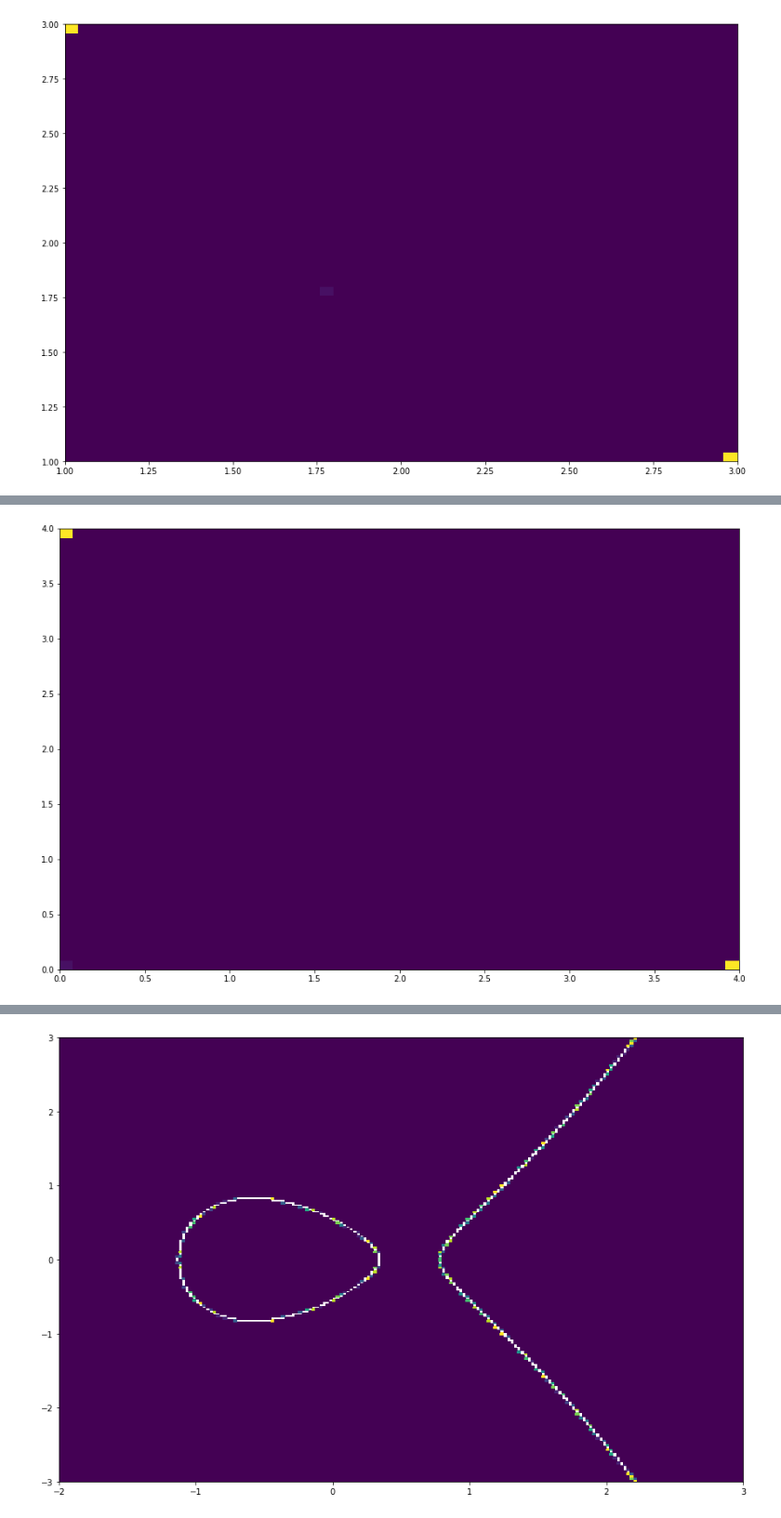
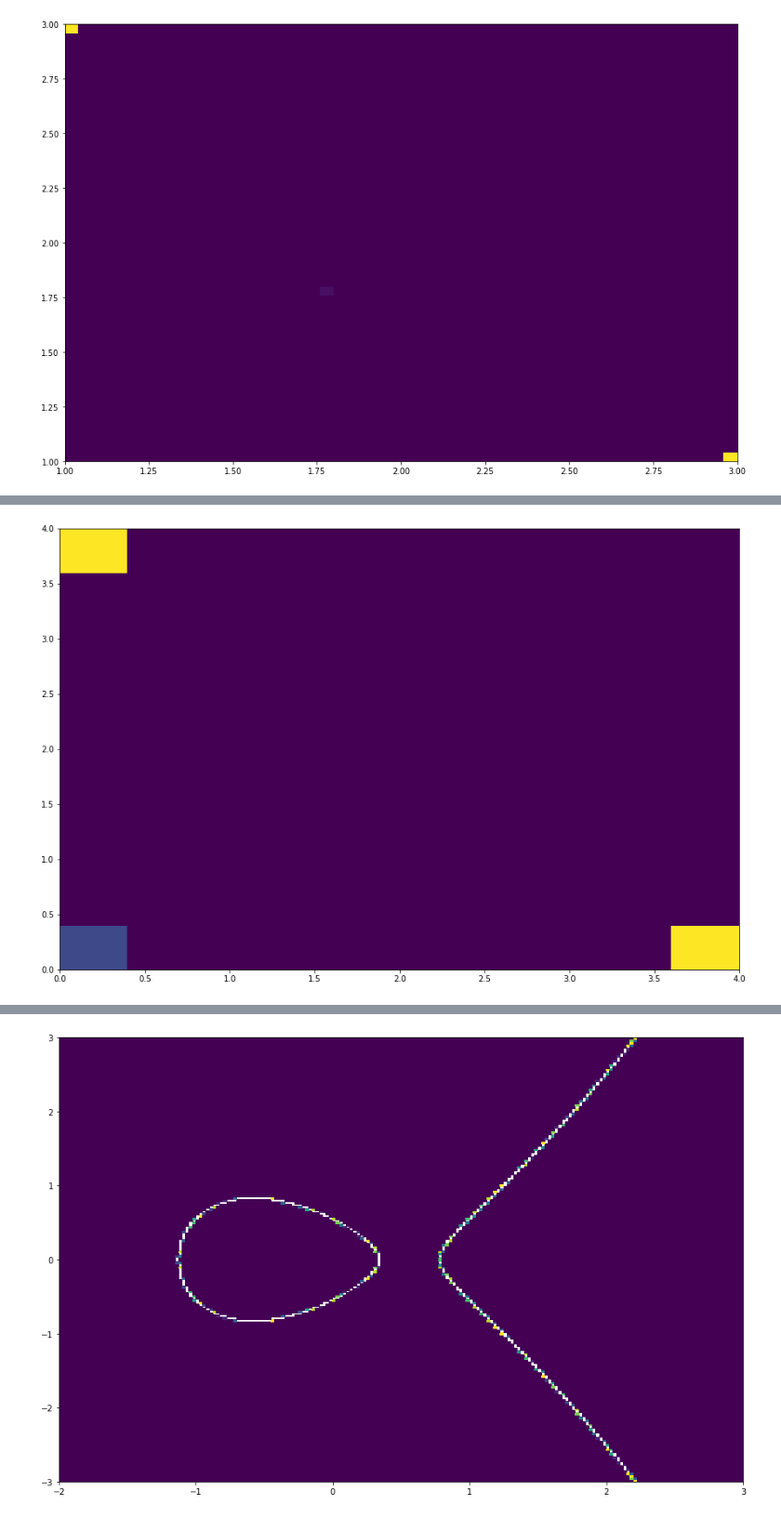
Before and after one commit to symbench/constraint-prog, a Jupyter notebook: notebooks/newton_raphson.ipynb, the cells around one changed output, grey strips where cells are left out. Shown at 93% size. Cells and saved outputs as stored; diff of their text form; code cells hidden in the pictures.

```diff
--- a/notebooks/newton_raphson.ipynb
+++ b/notebooks/newton_raphson.ipynb
@@ -219,25 +249,29 @@ plt.show()
 # %%
-def gradient_descent(f: Callable, in_data: torch.Tensor, it: int):
+def gradient_descent_2(f: Callable, in_data: torch.Tensor, it: int):
     learning_rate = 0.01
     in_data = torch.clone(in_data)
     in_data.requires_grad = True
     for _ in range(it):
         val = f(in_data)
         in_data.grad = torch.autograd.grad(
             outputs=val,
             inputs=in_data,
             grad_outputs = torch.ones_like(val)
         )[0]
         with torch.no_grad():
             in_data -= learning_rate * in_data.grad
         in_data.grad.zero_()
 
     return in_data.detach()
 
-input_data2 = gradient_descent(f=func, in_data=input_data, it=1000)
+xpos = torch.linspace(0.0, 4.0, 10)
+ypos = torch.linspace(0.0, 4.0, 10)
+input_data = torch.stack(torch.meshgrid(xpos, ypos), dim=-1)
+
+input_data2 = gradient_descent_2(f=func, in_data=input_data, it=1000)
 input_data2 = input_data2.clip(0.0, 4.0)
 
-plt.hist2d(input_data2[:, :, 0].flatten().numpy(), input_data2[:, :, 1].flatten().numpy(), bins=50)
+plt.hist2d(input_data2[:, :, 0].flatten().numpy(), input_data2[:, :, 1].flatten().numpy(), bins=10)
 plt.show()
 # %% [output]
-[figure, old version]
+[figure, new version]
```
Also changed, not shown: parts of 4 cells of this notebook.
